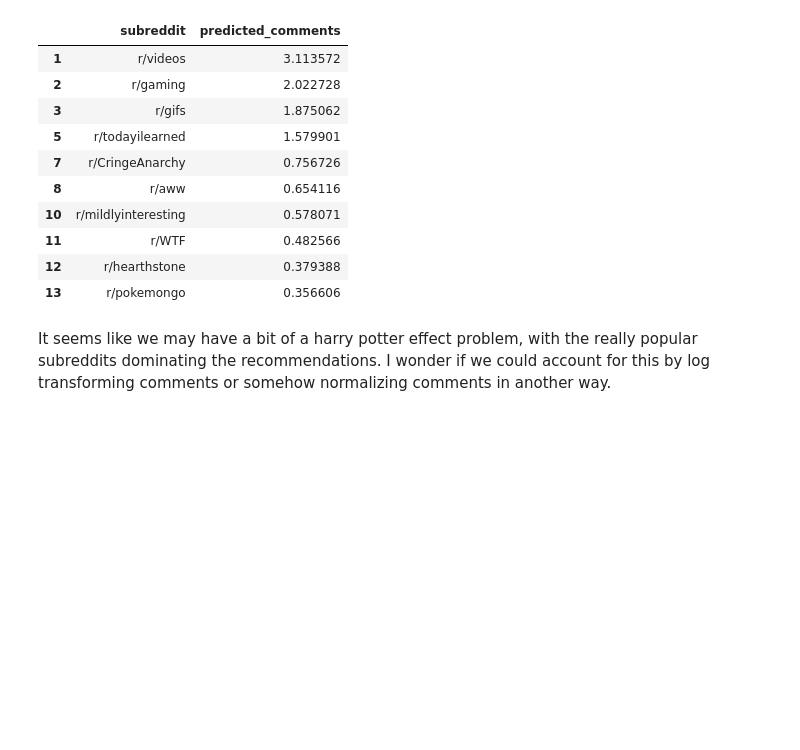
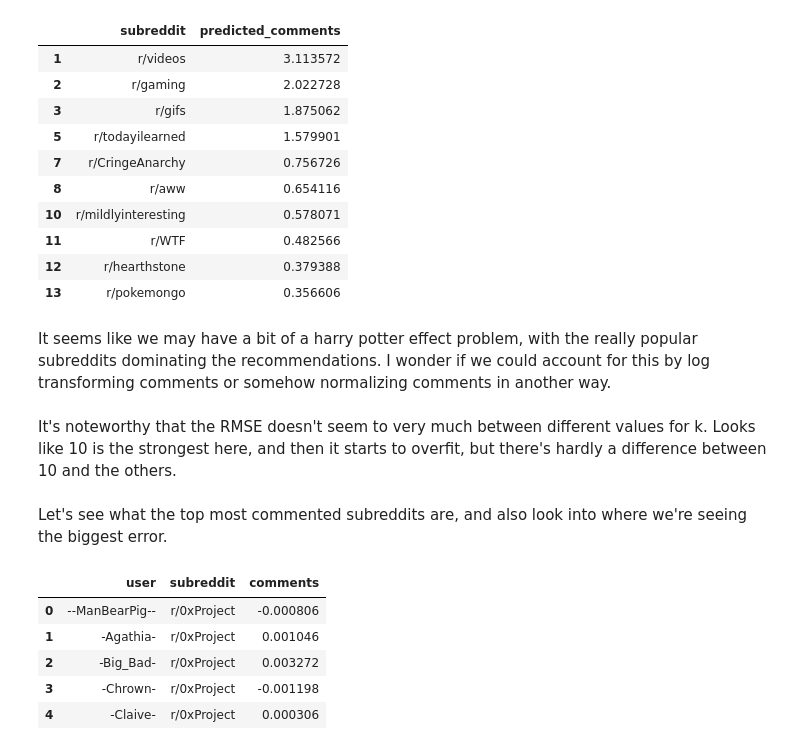
Before and after one commit to iamlostcoast/reddit_rec_engine, a Jupyter notebook: svd_reddit_rec_engine.ipynb, the cells around one changed output. Cells and saved outputs as stored; diff of their text form; code cells hidden in the pictures; blank space fills up the shorter version.

```diff
--- a/svd_reddit_rec_engine.ipynb
+++ b/svd_reddit_rec_engine.ipynb
@@ -149,3 +149,7 @@ recommend_subreddits(predictions_df=preds_df, username='DCbean', original_rating
 | 13 | r/pokemongo | 0.356606 |
 # %% [markdown]
 It seems like we may have a bit of a harry potter effect problem, with the really popular subreddits dominating the recommendations.  I wonder if we could account for this by log transforming comments or somehow normalizing comments in another way.
+# %% [markdown]
+It's noteworthy that the RMSE doesn't seem to very much between different values for k.  Looks like 10 is the strongest here, and then it starts to overfit, but there's hardly a difference between 10 and the others.
+# %% [markdown]
+Let's see what the top most commented subreddits are, and also look into where we're seeing the biggest error.
@@ -151,0 +167,9 @@ It seems like we may have a bit of a harry potter effect problem, with the reall
+# %%
+preds_long.head()
+# %% [output]
+|  | user | subreddit | comments |
+| 0 | --ManBearPig-- | r/0xProject | -0.000806 |
+| 1 | -Agathia- | r/0xProject | 0.001046 |
+| 2 | -Big_Bad- | r/0xProject | 0.003272 |
+| 3 | -Chrown- | r/0xProject | -0.001198 |
+| 4 | -Claive- | r/0xProject | 0.000306 |
```
Also changed, not shown: parts of 17 cells of this notebook.
